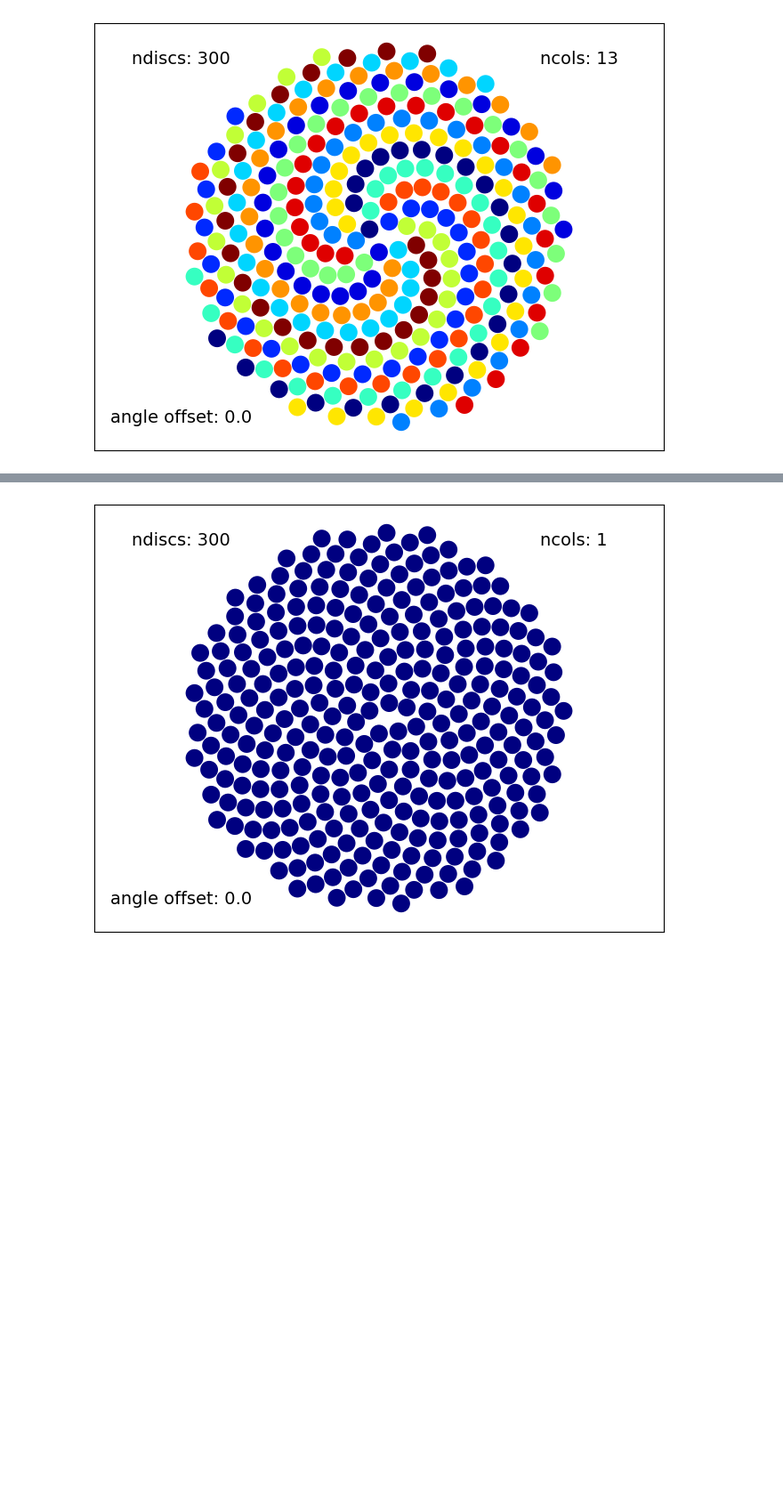
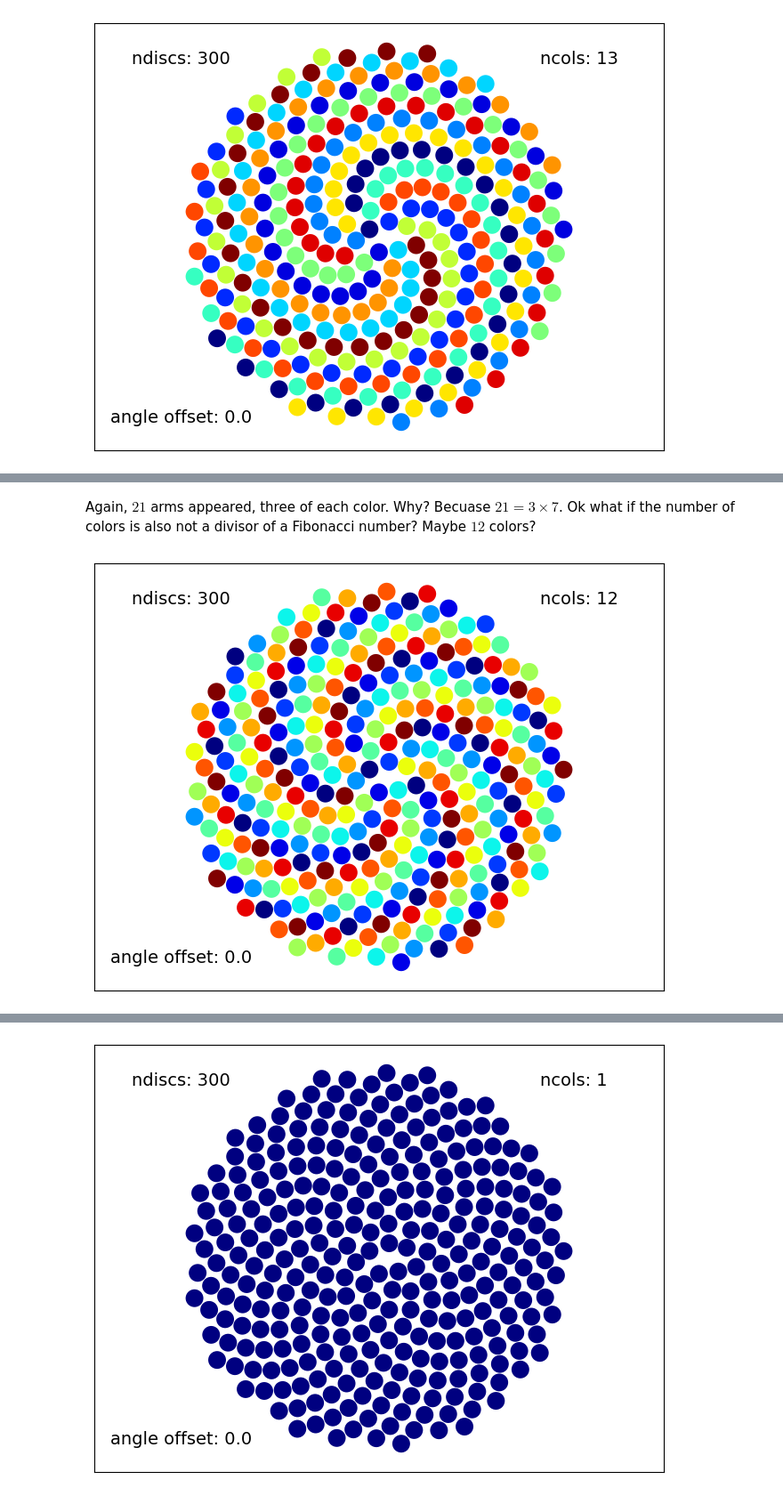
Before and after one commit to Jim-Pearson/Jim-Pearson.github.io, a Jupyter notebook: SunflowerSim.ipynb, the cells around one changed output, grey strips where cells are left out. Shown at 89% size. Cells and saved outputs as stored; diff of their text form; code cells hidden in the pictures; blank space fills up the shorter version.

```diff
--- a/SunflowerSim.ipynb
+++ b/SunflowerSim.ipynb
@@ -88,0 +107,9 @@ Sunflower(numberOfDiscs, colors, angleOffset)
+# %% [markdown]
+Again, $21$ arms appeared, three of each color. Why? Becuase $21=3 \times 7$. Ok what if the number of colors is also not a divisor of a Fibonacci number? Maybe $12$ colors?
+# %%
+numberOfDiscs=300
+colors=12
+angleOffset=0.0
+Sunflower(numberOfDiscs, colors, angleOffset)
+# %% [output]
+[figure, added]
```
Also changed, not shown: parts of 9 cells of this notebook, 23 other files.
